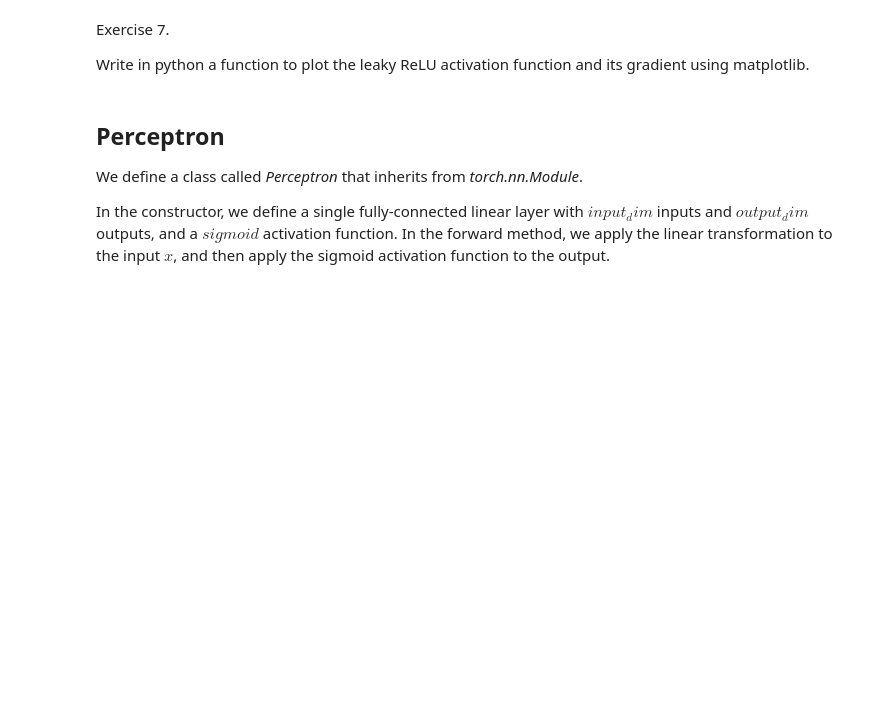
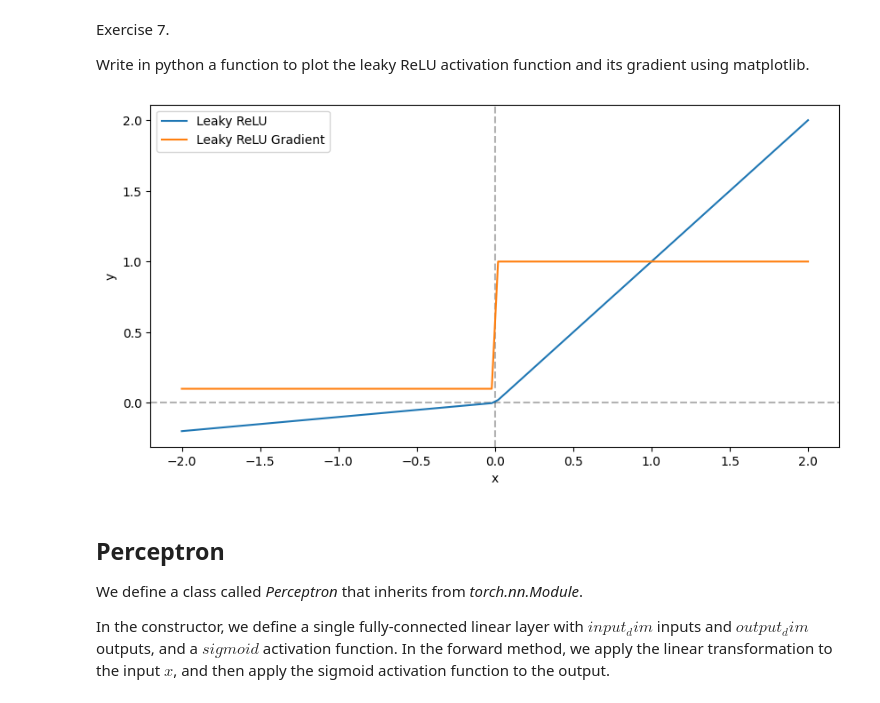
Before and after one commit to mihaicrisan04/UBB, a Jupyter notebook: Semester4/ai/a4/AI_lab_4_2023-unsolved 2 1.ipynb, the cells around one changed output. Cells and saved outputs as stored; diff of their text form; code cells hidden in the pictures; blank space fills up the shorter version.

```diff
--- a/Semester4/ai/a4/AI_lab_4_2023-unsolved 2 1.ipynb
+++ b/Semester4/ai/a4/AI_lab_4_2023-unsolved 2 1.ipynb
@@ -134,7 +296,47 @@ Exercise 7.
 
 Write in python a function to plot the leaky ReLU activation function and its gradient using matplotlib.
 # %%
-# your code here
+import matplotlib.pyplot as plt
+import numpy as np
+
+# Define the leaky ReLU function
+def leaky_relu(x, alpha=0.01):
+    return np.where(x > 0, x, alpha * x)
+
+# Define the leaky ReLU gradient function
+def leaky_relu_gradient(x, alpha=0.01):
+    return np.where(x > 0, 1, alpha)
+
+
+alpha = 0.1
+
+# Generate a range of x values
+x = np.linspace(-2, 2, 100)
+
+# Compute the leaky ReLU and its gradient
+y = leaky_relu(x, alpha)
+y_grad = leaky_relu_gradient(x, alpha)
+
+# Create the plot
+plt.figure(figsize=(10, 5))
+plt.axhline(y=0, color='k', linestyle='--', alpha=0.3)
+plt.axvline(x=0, color='k', linestyle='--', alpha=0.3)
+
+# Plot the leaky ReLU function
+plt.plot(x, y, label='Leaky ReLU')
+
+# Plot the leaky ReLU gradient
+plt.plot(x, y_grad, label='Leaky ReLU Gradient')
+
+# Add labels and legend
+plt.xlabel('x')
+plt.ylabel('y')
+plt.legend()
+
+# Show the plot
+plt.show()
+# %% [output]
+[figure, added]
 # %% [markdown]
 ## Perceptron
 
```
Also changed, not shown: parts of 18 cells of this notebook.
